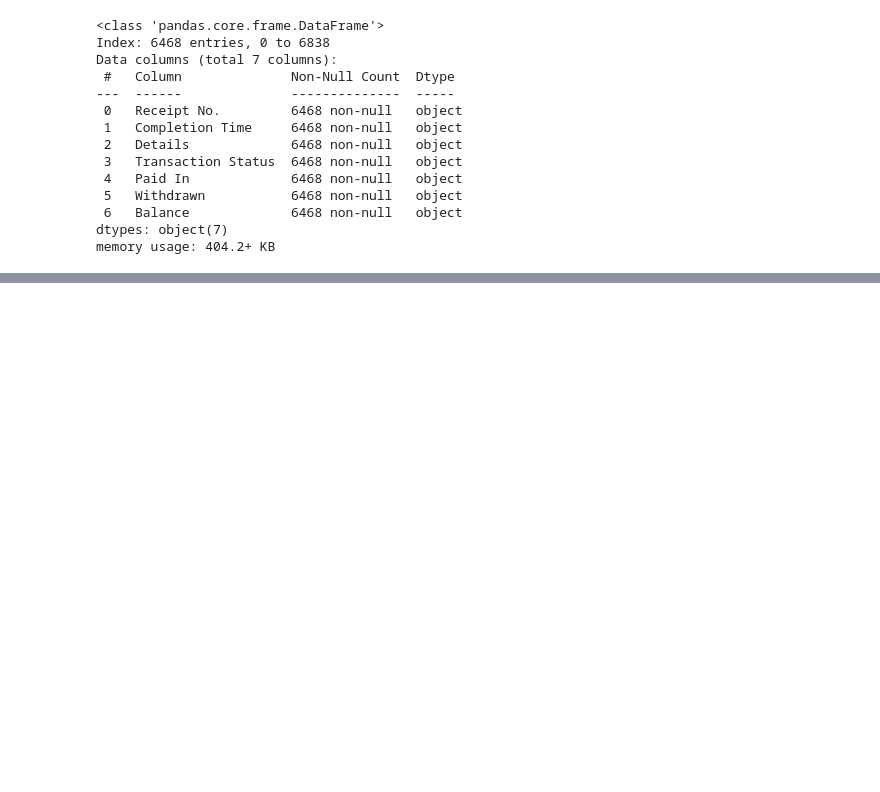
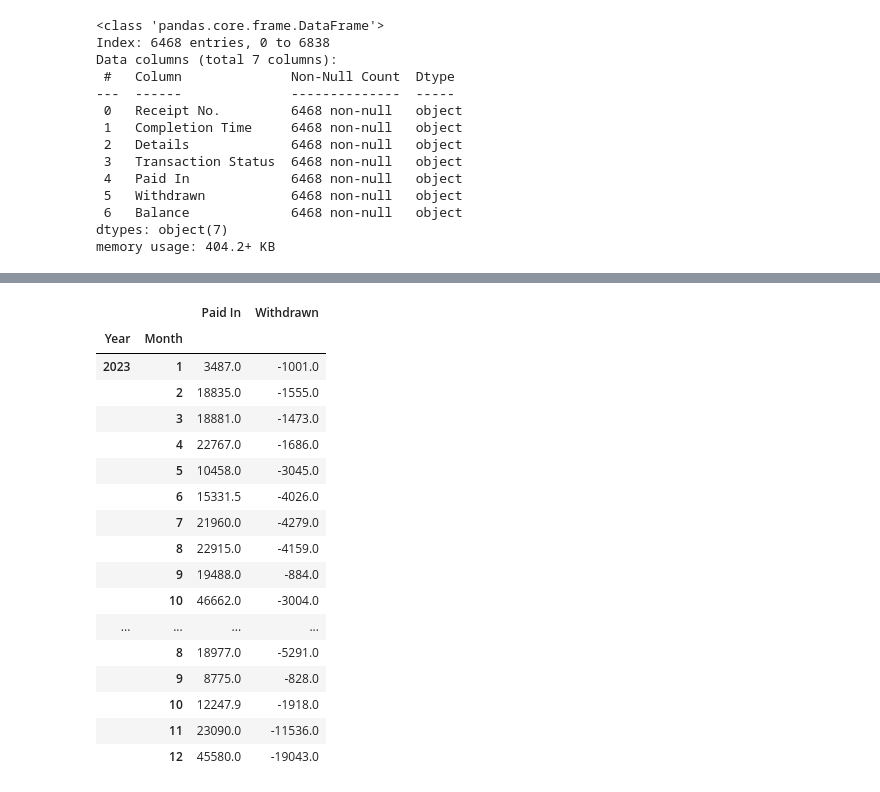
Before and after one commit to victormuuo07/PennyPal-System, a Jupyter notebook: pennypal-system.ipynb, the cells around one changed output, grey strips where cells are left out. Saved outputs shown, nothing was run; the diff lists cells and outputs as text; code cells hidden in the pictures; blank space fills up the shorter version.

```diff
--- a/pennypal-system.ipynb
+++ b/pennypal-system.ipynb
@@ -3082,0 +1681,21 @@ safaricom['Transaction Type'] = safaricom['Details'].apply(
+# %%
+filtered_safaricom.groupby(['Year', 'Month'])[['Paid In', 'Withdrawn']].sum()
+# %% [output]
+|  |  | Paid In | Withdrawn |
+| Year | Month |  |  |
+| 2023 | 1 | 3487.0 | -1001.0 |
+|  | 2 | 18835.0 | -1555.0 |
+|  | 3 | 18881.0 | -1473.0 |
+|  | 4 | 22767.0 | -1686.0 |
+|  | 5 | 10458.0 | -3045.0 |
+|  | 6 | 15331.5 | -4026.0 |
+|  | 7 | 21960.0 | -4279.0 |
+|  | 8 | 22915.0 | -4159.0 |
+|  | 9 | 19488.0 | -884.0 |
+|  | 10 | 46662.0 | -3004.0 |
+| ... | ... | ... | ... |
+|  | 8 | 18977.0 | -5291.0 |
+|  | 9 | 8775.0 | -828.0 |
+|  | 10 | 12247.9 | -1918.0 |
+|  | 11 | 23090.0 | -11536.0 |
+|  | 12 | 45580.0 | -19043.0 |
```
Also changed, not shown: parts of 180 cells of this notebook.
